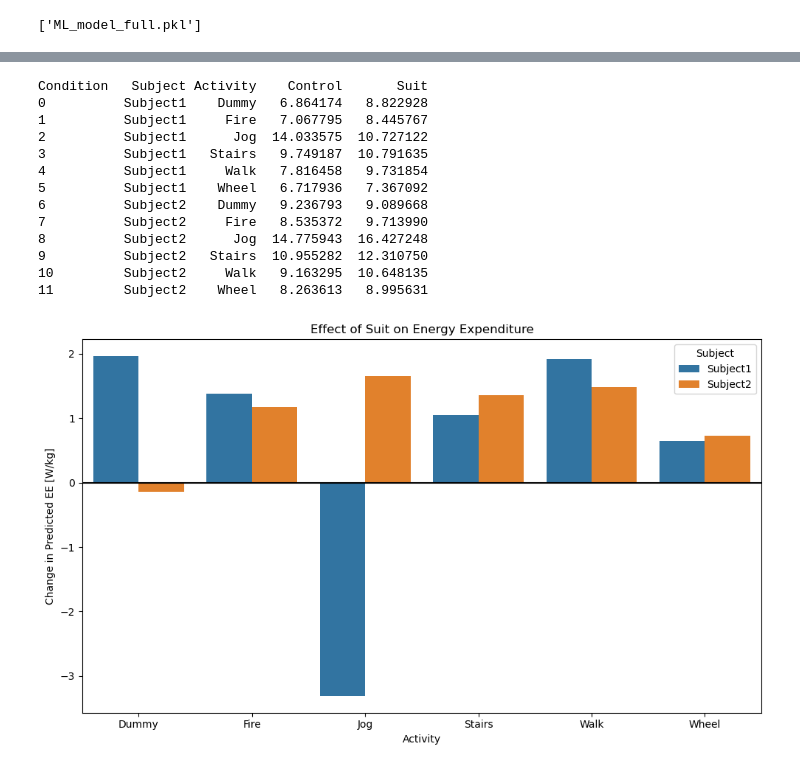
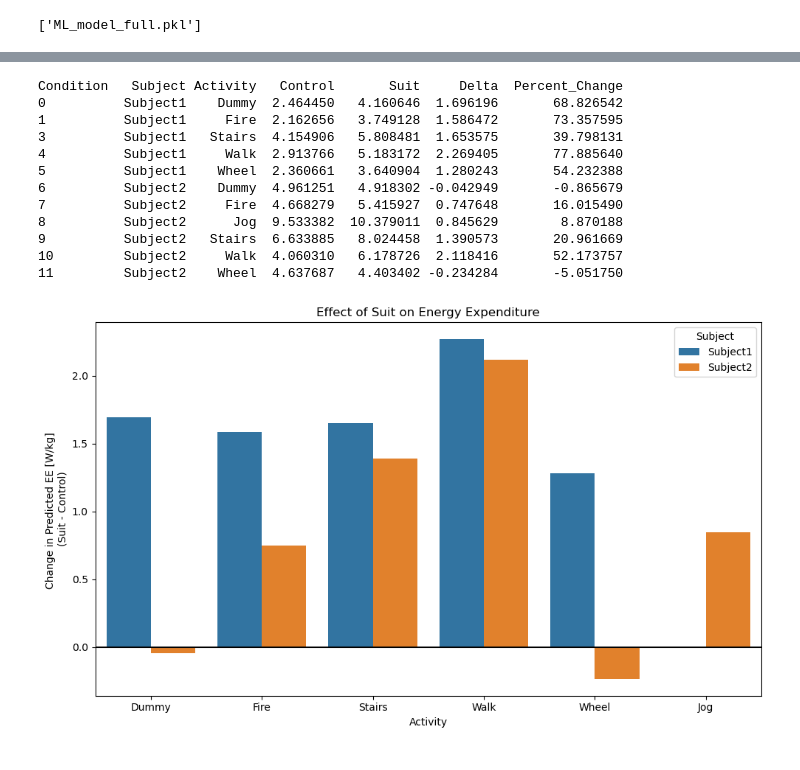
Before and after one commit to katiembutler/MetabolicCost, a Jupyter notebook: dataAnalysis.ipynb, the cells around one changed output, grey strips where cells are left out. Drawn from its saved outputs; the diff is of its cells as text; code cells hidden in the pictures.

```diff
--- a/dataAnalysis.ipynb
+++ b/dataAnalysis.ipynb
@@ -87,7 +87,7 @@ def num_derivative(time, x, ver):
         return np.zeros_like(x)
 
     A = np.linspace(-W, 0, W + 1) + K
-    A = np.vstack([A * delta_t**n for n in range(N+1)]).T
+    A = np.vstack([A**n for n in range(N+1)]).T
     R = np.zeros(N+1)
     R[1] = 1
 
@@ -111,7 +111,7 @@ def num_derivative(time, x, ver):
             if np.any(np.isnan(segment)):
                 x_d[i, :] = 0.0
             else:
-                x_d[i, :] = R @ segment
+                x_d[i, :] = (R @ segment) / delta_t
 
     return x_d
 
@@ -1168,55 +1352,64 @@ import pandas as pd
 import seaborn as sns
 import matplotlib.pyplot as plt
 
-model = joblib.load("ML_model_full.pkl")
+model = joblib.load("ML_model_9subjects.pkl")
 
 new_data = trimmed_test.copy()
 
 feature_cols = ["KE","HR","HRDeriv","Weight","rsol","rbf","lsol","lbf"]
 X_new = new_data[feature_cols]
 
 new_data["Predicted_EE"] = model.predict(X_new)
+
+new_data.to_csv("new_data.csv", index=False)
 
 summary = (
     new_data
     .groupby(["Subject","Activity","Condition"])
     .agg(
         Mean_EE=("Predicted_EE","mean"),
         Std_EE=("Predicted_EE","std"),
         Samples=("Predicted_EE","size")
     )
     .reset_index()
 )
 
 comparison = summary.pivot_table(
     index=["Subject","Activity"],
     columns="Condition",
     values="Mean_EE"
 ).reset_index()
 
+
+comparison["Delta"] = comparison["Suit"] - comparison["Control"]
+comparison["Percent_Change"] = 100 * comparison["Delta"] / comparison["Control"]
+
+# dropping subject 1 jog
+comparison = comparison[~(
+    (comparison["Subject"] == "Subject1") &
+    (comparison["Activity"] == "Jog")
+)]
+
 print(comparison)
-comparison["Delta_Suit_minus_Control"] = comparison["Suit"] - comparison["Control"]
-comparison["Percent_Change"] = 100 * comparison["Delta_Suit_minus_Control"] / comparison["Control"]
 
 plt.figure(figsize=(10,6))
-sns.barplot(data=comparison, x="Activity", y="Delta_Suit_minus_Control", hue="Subject")
+sns.barplot(data=comparison, x="Activity", y="Delta", hue="Subject")
 plt.axhline(0, color="black")
-plt.ylabel("Change in Predicted EE [W/kg]")
+plt.ylabel("Change in Predicted EE [W/kg] \n(Suit - Control)")
 plt.title("Effect of Suit on Energy Expenditure")
 plt.tight_layout()
 plt.show()
 # %% [output]
-Condition   Subject Activity    Control       Suit
-0          Subject1    Dummy   6.864174   8.822928
-1          Subject1     Fire   7.067795   8.445767
-2          Subject1      Jog  14.033575  10.727122
-3          Subject1   Stairs   9.749187  10.791635
-4          Subject1     Walk   7.816458   9.731854
-5          Subject1    Wheel   6.717936   7.367092
-6          Subject2    Dummy   9.236793   9.089668
-7          Subject2     Fire   8.535372   9.713990
-8          Subject2      Jog  14.775943  16.427248
-9          Subject2   Stairs  10.955282  12.310750
-10         Subject2     Walk   9.163295  10.648135
-11         Subject2    Wheel   8.263613   8.995631
+Condition   Subject Activity   Control       Suit     Delta  Percent_Change
+0          Subject1    Dummy  2.464450   4.160646  1.696196       68.826542
+1          Subject1     Fire  2.162656   3.749128  1.586472       73.357595
+3          Subject1   Stairs  4.154906   5.808481  1.653575       39.798131
+4          Subject1     Walk  2.913766   5.183172  2.269405       77.885640
+5          Subject1    Wheel  2.360661   3.640904  1.280243       54.232388
+6          Subject2    Dummy  4.961251   4.918302 -0.042949       -0.865679
+7          Subject2     Fire  4.668279   5.415927  0.747648       16.015490
+8          Subject2      Jog  9.533382  10.379011  0.845629        8.870188
+9          Subject2   Stairs  6.633885   8.024458  1.390573       20.961669
+10         Subject2     Walk  4.060310   6.178726  2.118416       52.173757
+11         Subject2    Wheel  4.637687   4.403402 -0.234284       -5.051750
-[figure, old version]
+[figure, new version]
```
Also changed, not shown: parts of 10 cells of this notebook, 9 other files.
